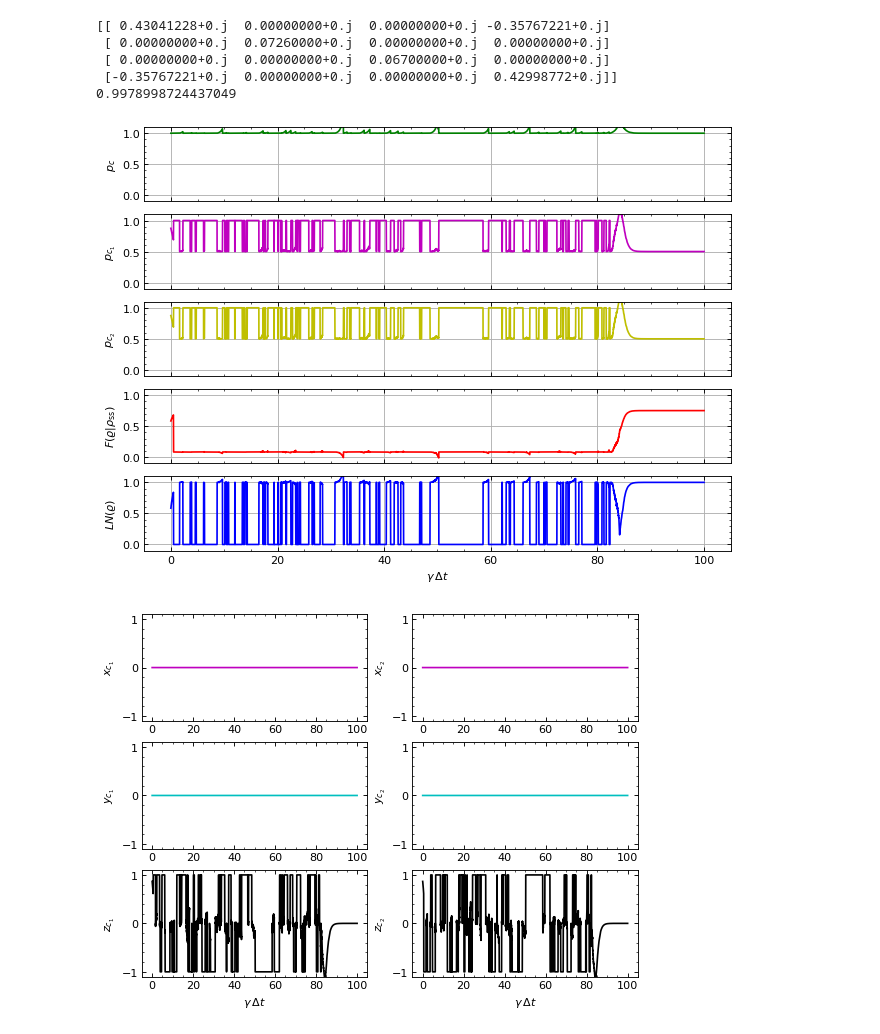
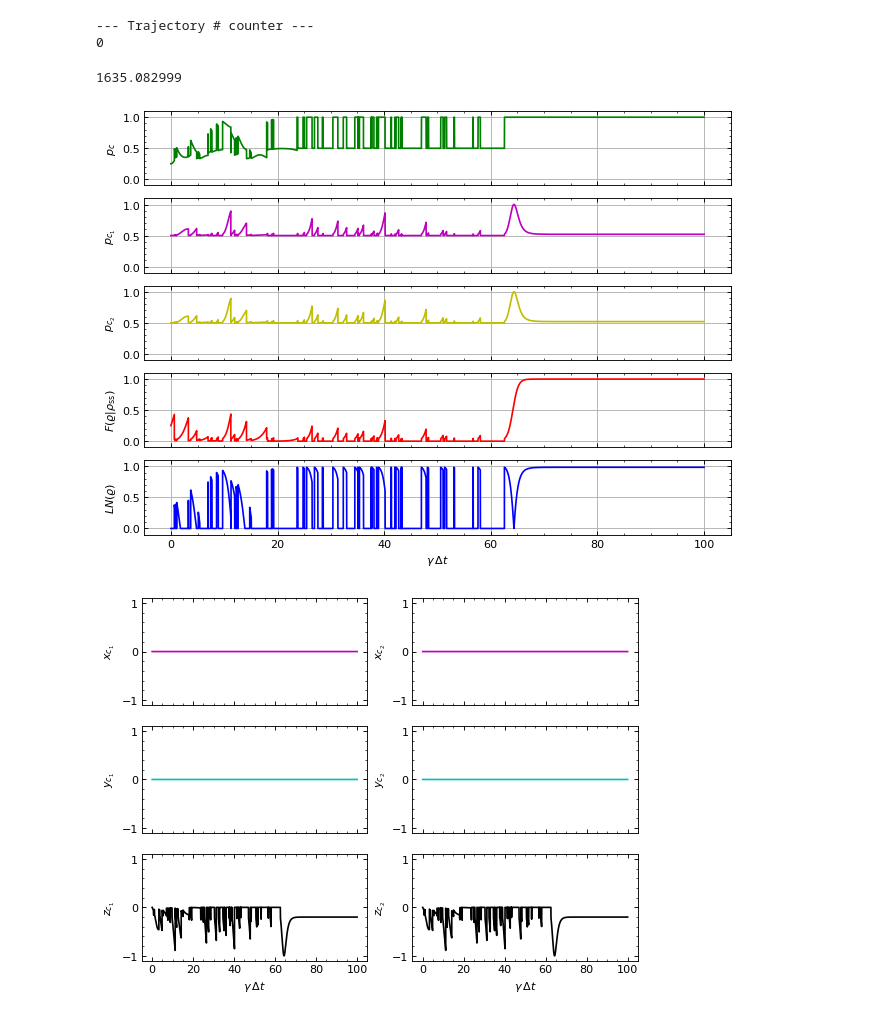
Before and after one commit to shakib6/2qBath_SME, a Jupyter notebook: main.ipynb, the cells around one changed output. Cells and saved outputs as stored; diff of their text form; code cells hidden in the pictures.

```diff
--- a/main.ipynb
+++ b/main.ipynb
@@ -37,7 +37,7 @@ t_start = time.clock()
 #-------------------------------------------------------------------------------------------------
 print('--- Trajectory # counter ---')
 for k in range(ntraj):
-    rho_c = rho_init(a,b)    # default is the maxiamlly mixed state a=b=0.0
+    rho_c = rho_init()    # default is the maxiamlly mixed state a=b=0.0
     purity_c[k,0] = np.trace(rho_c@rho_c)
     fid_c[k,0] = mixed_fidelity(rho_c,steady_state(epsilon))
     log_neg_c[k,0] = log_negativity(rho_c)
@@ -95,6 +95,10 @@ for k in range(ntraj):
     print(k)
 
 (time.clock() - t_start)
+# %% [output]
+--- Trajectory # counter ---
+0
+1635.082999
 # %%
 # purity  = np.zeros(counter+1,dtype=np.complex128)
 x1 = np.zeros(counter+1,dtype=np.float64)
@@ -119,14 +123,8 @@ print(mixed_fidelity(rho_ss_avg,steady_state(epsilon)))
 np.savez('fid_rhoSS.npz',ar1=steady_state(epsilon),ar2=rho_ss_avg,\
          ar3=mixed_fidelity(rho_ss_avg,steady_state(epsilon)))
 # print(np.load('fid_rhoSS.npz')['ar3'])
-# %% [output]
-[[ 0.43041228+0.j  0.00000000+0.j  0.00000000+0.j -0.35767221+0.j]
- [ 0.00000000+0.j  0.07260000+0.j  0.00000000+0.j  0.00000000+0.j]
- [ 0.00000000+0.j  0.00000000+0.j  0.06700000+0.j  0.00000000+0.j]
- [-0.35767221+0.j  0.00000000+0.j  0.00000000+0.j  0.42998772+0.j]]
-0.9978998724437049
 # %%
-traj_tag = 17
+traj_tag = 0
 time_win = np.arange(0,np.size(purity_c[traj_tag]))*g1
 
 
@@ -195,7 +193,7 @@ plt.xlabel('')
 plt.ylabel('$x_{c_1}$')
 plt.ylim((-1.1,1.1))
 plt.minorticks_on()
-plt.tick_params(axis='both', which='both', direction='in',bottom=True, top=True, left=True, right=True)
+plt.tick_params(axis='both', which='both', direction='in',bottom=True, top=True, left=True, right=True,labelbottom=False)
 
 plt.figure(2,figsize=(8, 6), dpi=80, facecolor='w', edgecolor='k')
 plt.subplot(323)
@@ -204,7 +202,7 @@ plt.xlabel('')
 plt.ylabel('$y_{c_1}$')
 plt.ylim((-1.1,1.1))
 plt.minorticks_on()
-plt.tick_params(axis='both', which='both', direction='in',bottom=True, top=True, left=True, right=True)
+plt.tick_params(axis='both', which='both', direction='in',bottom=True, top=True, left=True, right=True,labelbottom=False)
 
 plt.figure(2,figsize=(8, 6), dpi=80, facecolor='w', edgecolor='k')
 plt.subplot(325)
@@ -222,7 +220,7 @@ plt.xlabel('')
 plt.ylabel('$x_{c_2}$')
 plt.ylim((-1.1,1.1))
 plt.minorticks_on()
-plt.tick_params(axis='both', which='both', direction='in',bottom=True, top=True, left=True, right=True)
+plt.tick_params(axis='both', which='both', direction='in',bottom=True, top=True, left=True, right=True,labelbottom=False)
 
 plt.figure(2,figsize=(8, 6), dpi=80, facecolor='w', edgecolor='k')
 plt.subplot(324)
@@ -231,7 +229,7 @@ plt.xlabel('')
 plt.ylabel('$y_{c_2}$')
 plt.ylim((-1.1,1.1))
 plt.minorticks_on()
-plt.tick_params(axis='both', which='both', direction='in',bottom=True, top=True, left=True, right=True)
+plt.tick_params(axis='both', which='both', direction='in',bottom=True, top=True, left=True, right=True,labelbottom=False)
 
 plt.figure(2,figsize=(8, 6), dpi=80, facecolor='w', edgecolor='k')
 plt.subplot(326)
@@ -255,7 +253,7 @@ plt.xlabel('')
 plt.ylabel('$x_1$')
 plt.ylim((-1.1,1.1))
 plt.minorticks_on()
-plt.tick_params(axis='both', which='both', direction='in',bottom=True, top=True, left=True, right=True)
+plt.tick_params(axis='both', which='both', direction='in',bottom=True, top=True, left=True, right=True,labelbottom=False)
 
 plt.figure(3,figsize=(8, 6), dpi=80, facecolor='w', edgecolor='k')
 plt.subplot(323)
@@ -264,7 +262,7 @@ plt.xlabel('')
 plt.ylabel('$y_1$')
 plt.ylim((-1.1,1.1))
 plt.minorticks_on()
-plt.tick_params(axis='both', which='both', direction='in',bottom=True, top=True, left=True, right=True)
+plt.tick_params(axis='both', which='both', direction='in',bottom=True, top=True, left=True, right=True,labelbottom=False)
 
 plt.figure(3,figsize=(8, 6), dpi=80, facecolor='w', edgecolor='k')
 plt.subplot(325)
@@ -282,7 +280,7 @@ plt.xlabel('')
 plt.ylabel('$x_2$')
 plt.ylim((-1.1,1.1))
 plt.minorticks_on()
-plt.tick_params(axis='both', which='both', direction='in',bottom=True, top=True, left=True, right=True)
+plt.tick_params(axis='both', which='both', direction='in',bottom=True, top=True, left=True, right=True,labelbottom=False)
 
 plt.figure(3,figsize=(8, 6), dpi=80, facecolor='w', edgecolor='k')
 plt.subplot(324)
@@ -291,7 +289,7 @@ plt.xlabel('')
 plt.ylabel('$y_2$')
 plt.ylim((-1.1,1.1))
 plt.minorticks_on()
-plt.tick_params(axis='both', which='both', direction='in',bottom=True, top=True, left=True, right=True)
+plt.tick_params(axis='both', which='both', direction='in',bottom=True, top=True, left=True, right=True,labelbottom=False)
 
 plt.figure(3,figsize=(8, 6), dpi=80, facecolor='w', edgecolor='k')
 plt.subplot(326)
@@ -299,33 +297,33 @@ plt.plot(time_win,z2,'k')
 plt.xlabel('$\gamma\,\Delta t$')
 plt.ylabel('$z_2$')
 plt.ylim((-1.1,1.1))
 plt.minorticks_on()
 plt.tick_params(axis='both', which='both', direction='in',bottom=True, top=True, left=True, right=True)
-
+# plt.subplots_adjust(wspace=0.25, hspace=0.04)
 
 plt.savefig('bloch_vecs.pdf')
 plt.show()
 
 
 
 
 # np.savetxt('pc.txt',np.real(purity_c[traj_tag]))
 # np.savetxt('pc1.txt',0.5*(1.0+x1_c[traj_tag]**2+y1_c[traj_tag]**2+z1_c[traj_tag]**2))
 # np.savetxt('pc2.txt',0.5*(1.0+x2_c[traj_tag]**2+y2_c[traj_tag]**2+z2_c[traj_tag]**2))
 # np.savetxt('fid.txt',np.real(fid_c[traj_tag]))
 # np.savetxt('logNg.txt',np.real(log_neg_c[traj_tag]))
 # np.savetxt('x1_c.txt',x1_c[traj_tag])
 # np.savetxt('y1_c.txt',y1_c[traj_tag])
 # np.savetxt('z1_c.txt',z1_c[traj_tag])
 # np.savetxt('x2_c.txt',x2_c[traj_tag])
 # np.savetxt('y2_c.txt',y2_c[traj_tag])
 # np.savetxt('z2_c.txt',z2_c[traj_tag])
 # np.savetxt('x1.txt',x1)
 # np.savetxt('y1.txt',y1)
 # np.savetxt('z1.txt',z1)
 # np.savetxt('x2.txt',x2)
 # np.savetxt('y2.txt',y2)
 # np.savetxt('z2.txt',z2)
 # %% [output]
-[figure, old version]
+[figure, new version]
-[figure, old version]
+[figure, new version]
```
Also changed, not shown: parts of 8 cells of this notebook, 1 other file.
